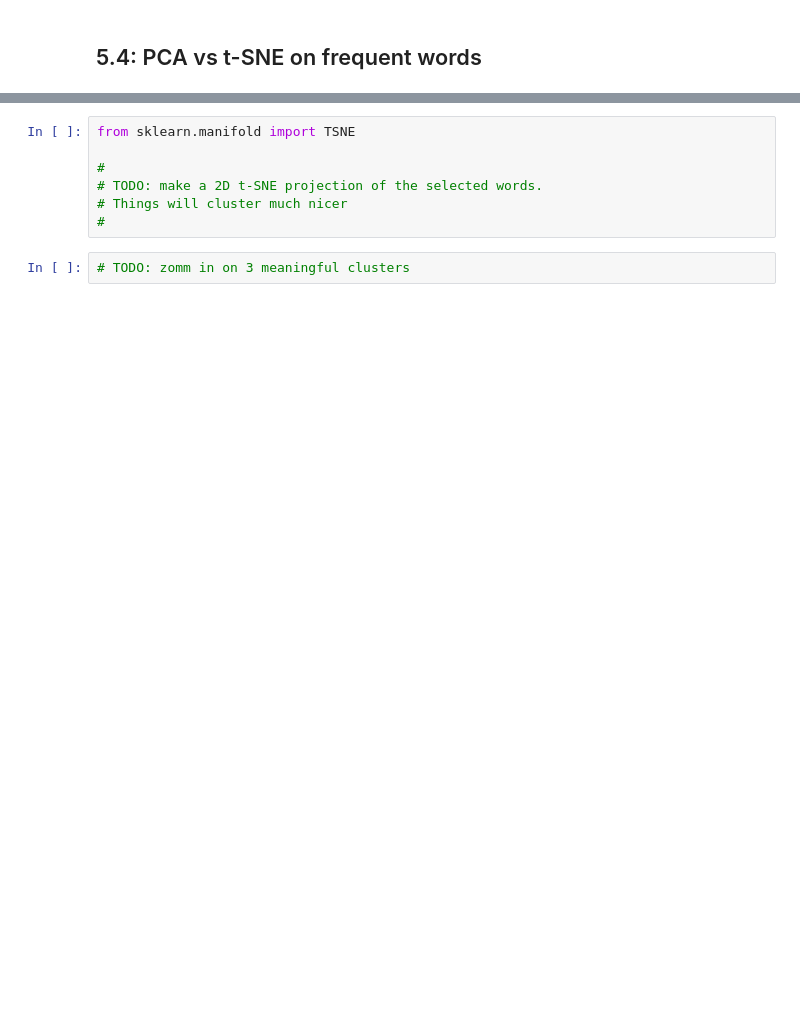
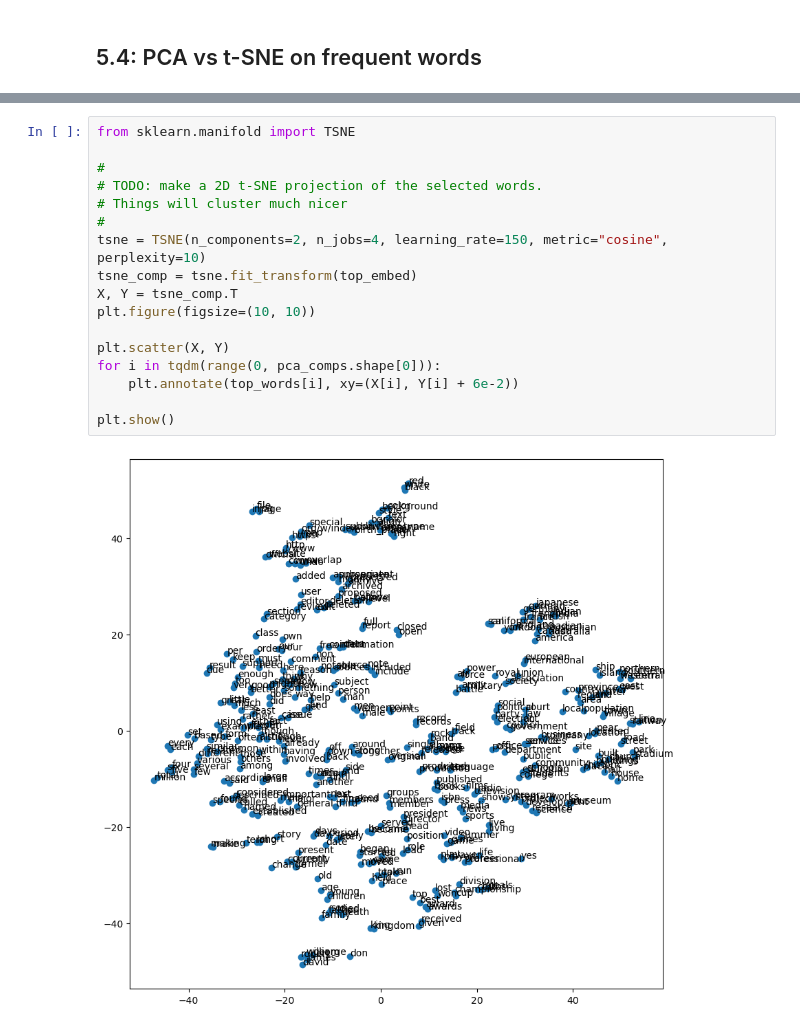
Before and after one commit to dmika1234/dl_uwr, a Jupyter notebook: Assignments/Assignment4/Assigment4.ipynb, the cells around one changed output, grey strips where cells are left out. Cells and saved outputs as stored; diff of their text form; blank space fills up the shorter version.

```diff
--- a/Assignments/Assignment4/Assigment4.ipynb
+++ b/Assignments/Assignment4/Assigment4.ipynb
@@ -572,9 +632,19 @@ top_inds = [ftext.word2idx[w] for w in top_words]
 # %%
 from sklearn.manifold import TSNE
 
 #
 # TODO: make a 2D t-SNE projection of the selected words.
 # Things will cluster much nicer
 #
+tsne = TSNE(n_components=2, n_jobs=4, learning_rate=150, metric="cosine", perplexity=10)
+tsne_comp = tsne.fit_transform(top_embed)
+X, Y = tsne_comp.T
+plt.figure(figsize=(10, 10))
+
+plt.scatter(X, Y)
+for i in tqdm(range(0, pca_comps.shape[0])):
+    plt.annotate(top_words[i], xy=(X[i], Y[i] + 6e-2))
+
+plt.show()
+# %% [output]
+[figure, added]
-# %%
-# TODO: zomm in on 3 meaningful clusters
```
Also changed, not shown: parts of 12 cells of this notebook.
